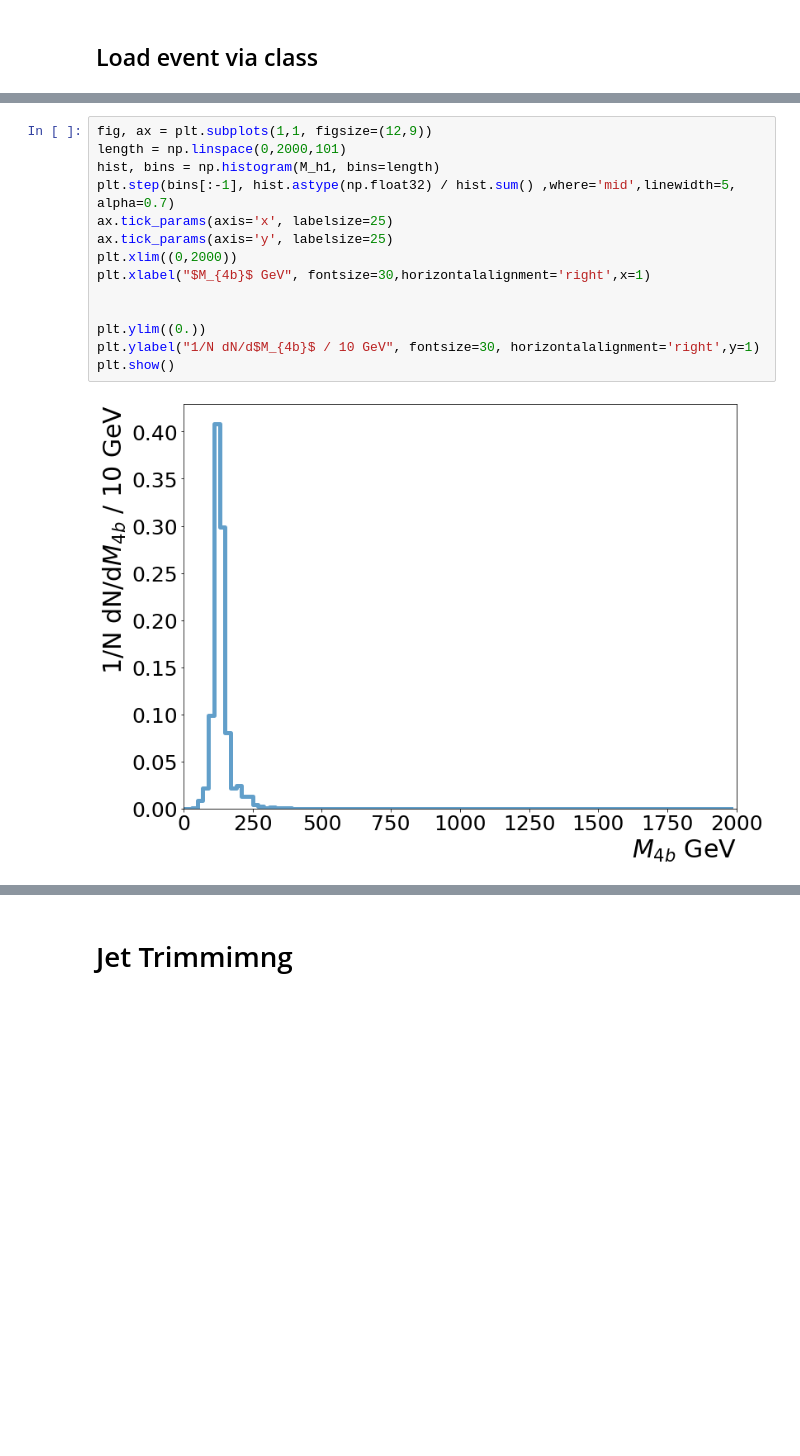
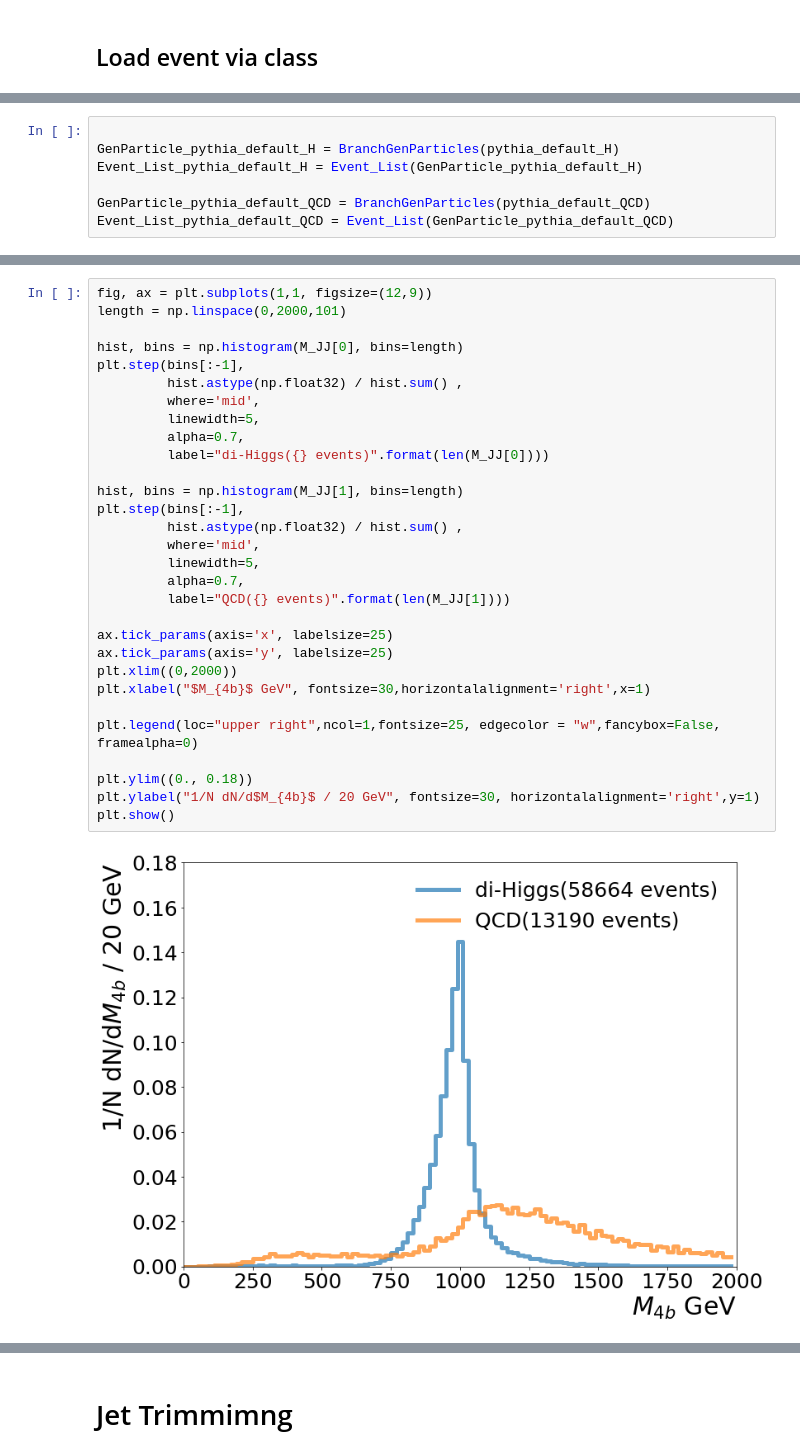
Before and after one commit to alan200276/UniversalityDNN_DiHiggs, a Jupyter notebook: Notebook/Preselection.ipynb, the cells around one changed output, grey strips where cells are left out. Drawn from its saved outputs; the diff is of its cells as text; blank space fills up the shorter version.

```diff
--- a/Notebook/Preselection.ipynb
+++ b/Notebook/Preselection.ipynb
@@ -334,0 +282,7 @@ Time Cost : 2.3718 min
+# %%
+
+GenParticle_pythia_default_H = BranchGenParticles(pythia_default_H)
+Event_List_pythia_default_H = Event_List(GenParticle_pythia_default_H)
+
+GenParticle_pythia_default_QCD = BranchGenParticles(pythia_default_QCD)
+Event_List_pythia_default_QCD = Event_List(GenParticle_pythia_default_QCD)
@@ -414,16 +366,32 @@ print(len(M_JJ))
 # %%
 fig, ax = plt.subplots(1,1, figsize=(12,9))
 length = np.linspace(0,2000,101)
-hist, bins = np.histogram(M_h1, bins=length)
-plt.step(bins[:-1], hist.astype(np.float32) / hist.sum() ,where='mid',linewidth=5, alpha=0.7)
+
+hist, bins = np.histogram(M_JJ[0], bins=length)
+plt.step(bins[:-1],
+         hist.astype(np.float32) / hist.sum() ,
+         where='mid',
+         linewidth=5,
+         alpha=0.7,
+         label="di-Higgs({} events)".format(len(M_JJ[0])))
+
+hist, bins = np.histogram(M_JJ[1], bins=length)
+plt.step(bins[:-1],
+         hist.astype(np.float32) / hist.sum() ,
+         where='mid',
+         linewidth=5,
+         alpha=0.7,
+         label="QCD({} events)".format(len(M_JJ[1])))
+
 ax.tick_params(axis='x', labelsize=25)
 ax.tick_params(axis='y', labelsize=25)
 plt.xlim((0,2000))
 plt.xlabel("$M_{4b}$ GeV", fontsize=30,horizontalalignment='right',x=1)
 
+plt.legend(loc="upper right",ncol=1,fontsize=25, edgecolor = "w",fancybox=False, framealpha=0)
 
-plt.ylim((0.))
-plt.ylabel("1/N dN/d$M_{4b}$ / 10 GeV", fontsize=30, horizontalalignment='right',y=1)
+plt.ylim((0., 0.18))
+plt.ylabel("1/N dN/d$M_{4b}$ / 20 GeV", fontsize=30, horizontalalignment='right',y=1)
 plt.show()
 # %% [output]
-[figure, old version]
+[figure, new version]
```
Also changed, not shown: parts of 50 cells of this notebook.
